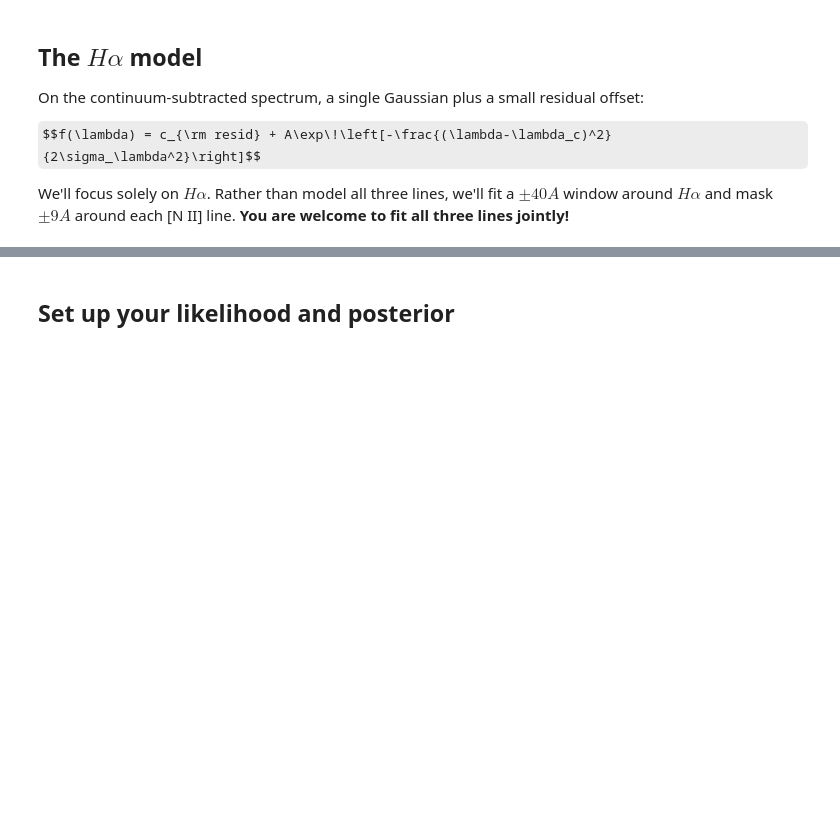
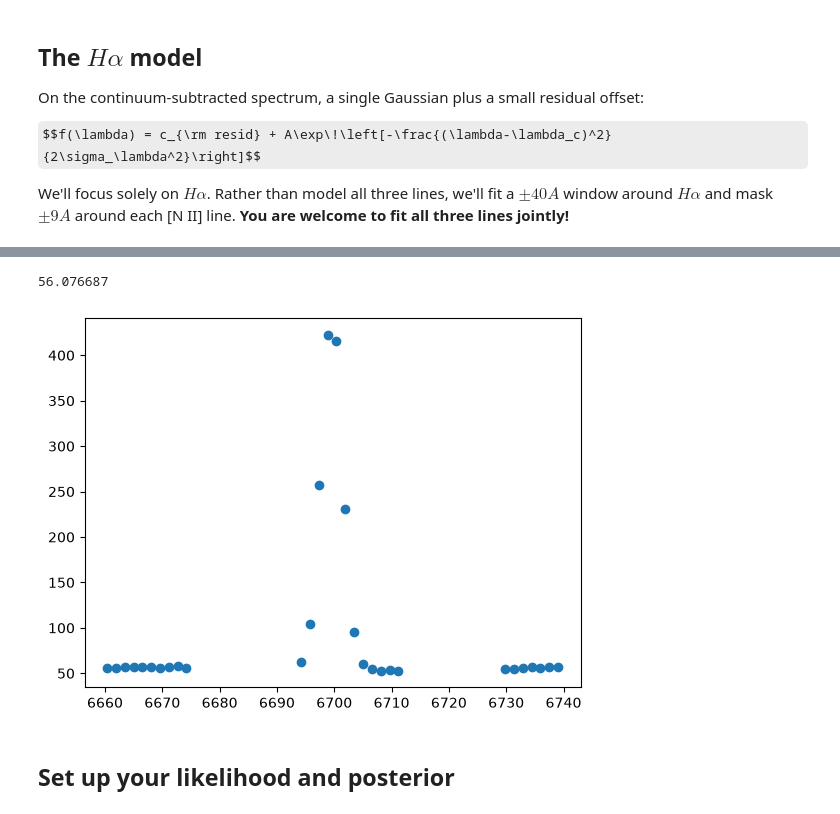
Before and after one commit to asamcnaughton/ast384c, a Jupyter notebook: inclass/lec9_hierarchical/review_emission.ipynb, the cells around one changed output, grey strips where cells are left out. Cells and saved outputs as stored; diff of their text form; code cells hidden in the pictures; some formulas as TeX source; blank space fills up the shorter version.

```diff
--- a/inclass/lec9_hierarchical/review_emission.ipynb
+++ b/inclass/lec9_hierarchical/review_emission.ipynb
@@ -154,3 +162,9 @@ def line_model(theta, l):
+# %%
+plt.scatter(lam[use],flux[use])
+print(flux[use][0])
+# %% [output]
+56.076687
+[figure, added]
 # %% [markdown]
 ## Set up your likelihood and posterior
 # %%
```
Also changed, not shown: parts of 7 cells of this notebook, 8 other files.
